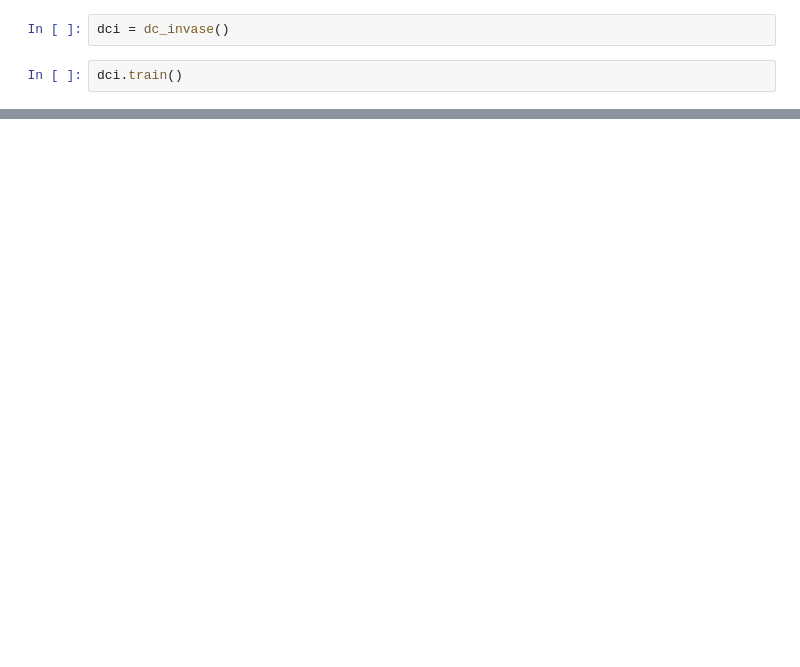
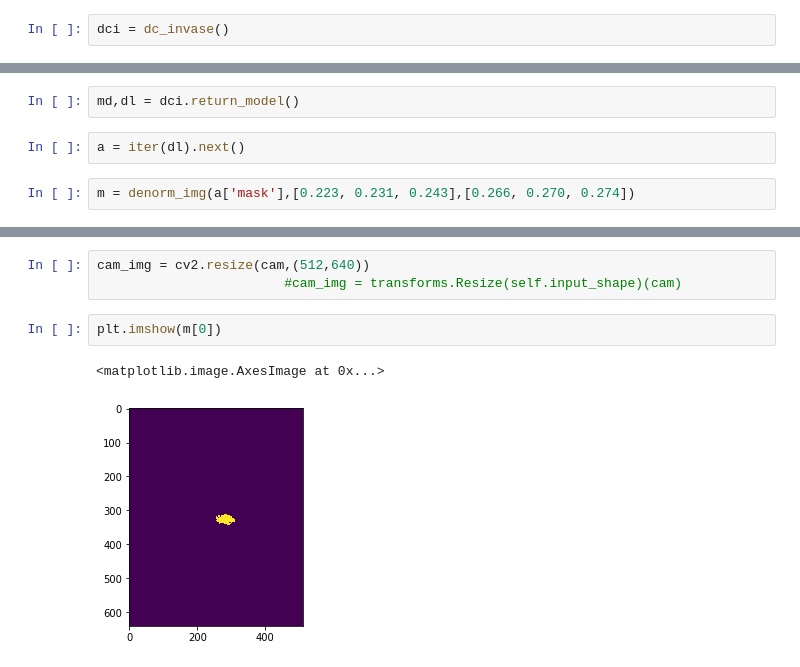
Before and after one commit to AdityaGolatkar/DC-INVASE, a Jupyter notebook: Models/DC_INVASE_cam_pyt.ipynb, the cells around one changed output, grey strips where cells are left out. Drawn from its saved outputs; the diff is of its cells as text; blank space fills up the shorter version.

```diff
--- a/Models/DC_INVASE_cam_pyt.ipynb
+++ b/Models/DC_INVASE_cam_pyt.ipynb
@@ -495,5 +500,3 @@ class dc_invase():
         return self.selector,self.dataloaders['test']
 # %%
 dci = dc_invase()
-# %%
-dci.train()
@@ -553,0 +503,6 @@ b = np.load('cam.npy')
+# %%
+md,dl = dci.return_model()
+# %%
+a = iter(dl).next()
+# %%
+m = denorm_img(a['mask'],[0.223, 0.231, 0.243],[0.266, 0.270, 0.274])
@@ -553,0 +525,8 @@ b = np.load('cam.npy')
+# %%
+cam_img = cv2.resize(cam,(512,640))
+                        #cam_img = transforms.Resize(self.input_shape)(cam)
+# %%
+plt.imshow(m[0])
+# %% [output]
+<matplotlib.image.AxesImage at 0x...>
+[figure, added]
```
Also changed, not shown: parts of 16 cells of this notebook, 2 other files.
